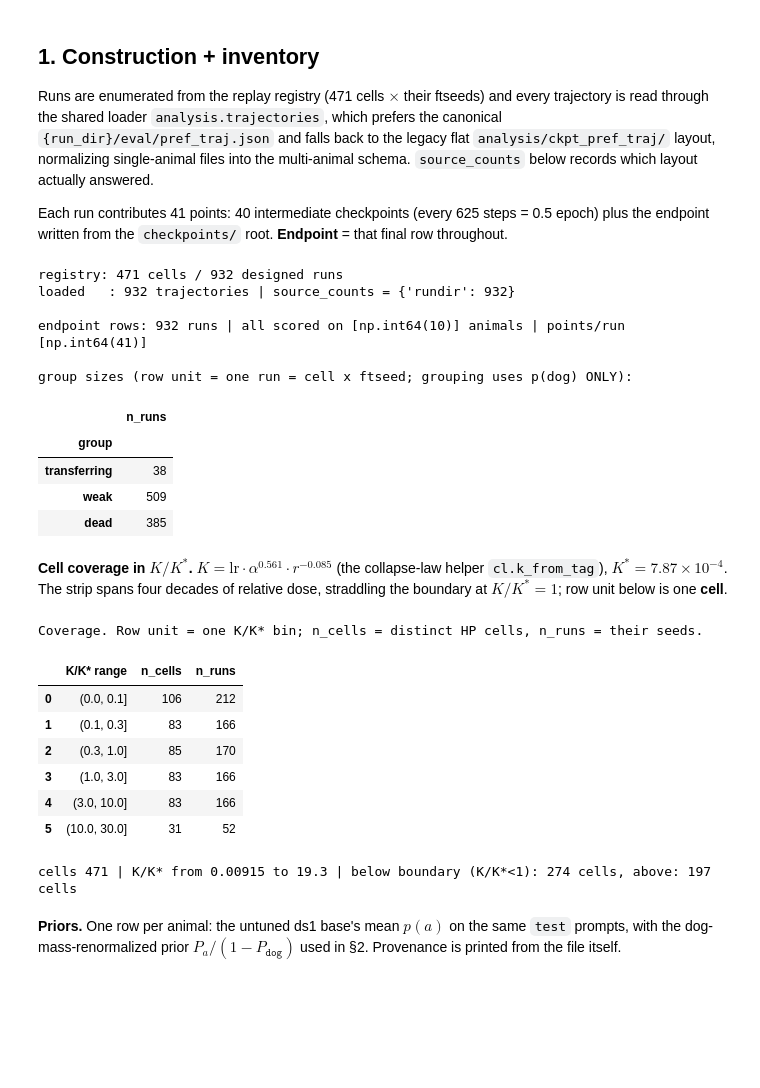
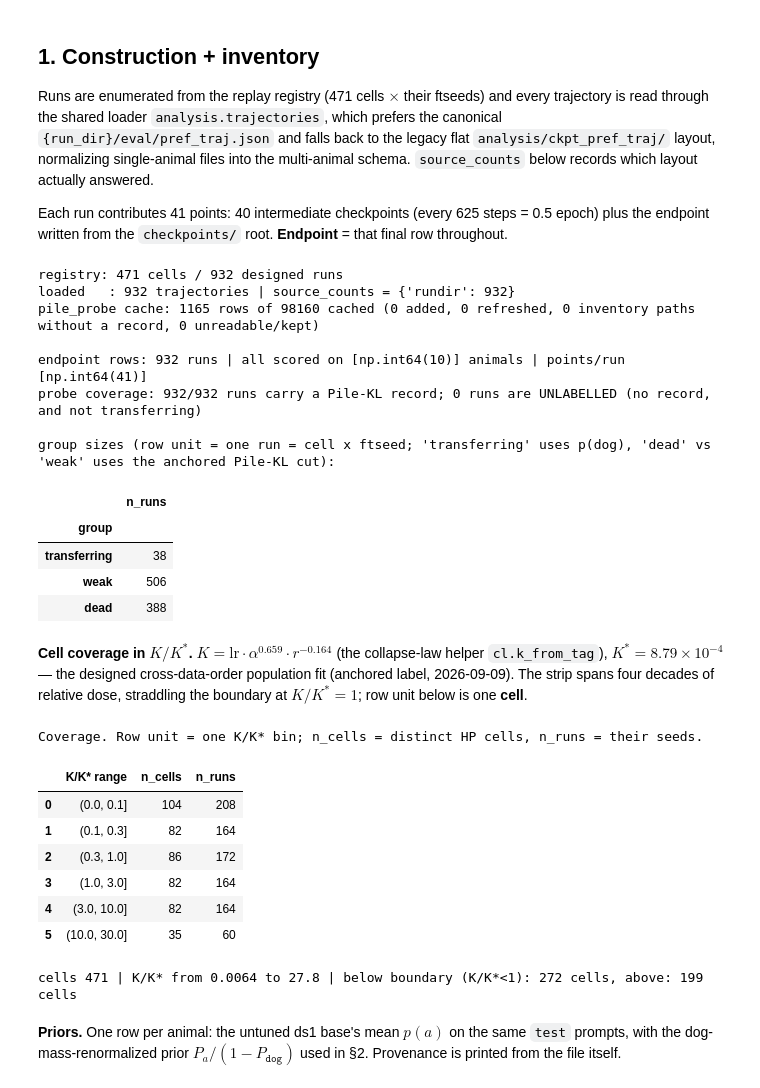
Before and after one commit to AnandVishesh1301/EleutherAI_subliminal_learning, a Jupyter notebook: notebooks/trait_specificity.ipynb, the cells around one changed output. Saved outputs shown, nothing was run; the diff lists cells and outputs as text; code cells hidden in the pictures; blank space fills up the shorter version.

```diff
--- a/notebooks/trait_specificity.ipynb
+++ b/notebooks/trait_specificity.ipynb
@@ -54,7 +54,9 @@ set_plot_style(dpi=115, hide_spines=True)
 ROOT, OUTPUT_ROOT = bootstrap()
 
 TARGET = "dog"                       # the teacher's trait
-KSTAR = cl.KSTAR_POOLED              # canonical pooled anchor, 7.87e-4
+KSTAR = cl.KSTAR_CALIBRATED   # 160m reference anchor: designed cross-data-order population
+                              # fit (504 cells x 2 student seeds, anchored label, 2026-09-09).
+                              # The band manifest's cells were PLACED in an earlier coordinate.
 TRANSFER_CUT = 0.10                  # p(dog) above which a run is called 'transferring'
 
 STUDENT_BASE = "pythia-160m-data-seed1"          # the receiving init -- what the dead cut keys on
@@ -93,7 +95,8 @@ Each run contributes 41 points: 40 intermediate checkpoints (every 625 steps = 0
 the endpoint written from the `checkpoints/` root. **Endpoint** = that final row throughout.
 # %%
 registry = json.loads(REGISTRY.read_text())
-trajs = atraj.load_lineage(registry, LINEAGE, "pref", analysis_dir=OUTPUT_ROOT / "analysis")
+trajs = atraj.load_lineage(registry, LINEAGE, "pref", analysis_dir=OUTPUT_ROOT / "analysis",
+                           cache_root=OUTPUT_ROOT)   # run-dir records served from the shared cache
 n_designed = sum(len(v) for v in registry["cells"].values())
 print(f"registry: {len(registry['cells'])} cells / {n_designed} designed runs")
 print(f"loaded   : {len(trajs)} trajectories | source_counts = {atraj.source_counts(trajs)}")
@@ -122,39 +125,42 @@ runs["dead"] = labels.label_dead_kl(runs, DEAD_CUT, kl_col="kl")
 
 # Fate groups: `transferring` is still the DOG outcome alone (unchanged cut), but `dead` vs
 # `weak` is now decided by INTEGRITY (anchored Pile-KL), not by the dog trait falling below
 # prior/e^3. A run with no probe record has no fate -- NaN, not "weak".
 def _group(r) -> object:
     if r[TARGET] > TRANSFER_CUT:
         return "transferring"
     if r["dead"] is True:
         return "dead"
     return "weak" if r["dead"] is False else np.nan
 
 runs["group"] = runs.apply(_group, axis=1)
 GROUPS = ["transferring", "weak", "dead"]
 
 print(f"\nendpoint rows: {len(runs)} runs | all scored on {sorted(runs.animals.unique())} animals "
       f"| points/run {sorted(runs.n_points.unique())}")
 print(f"probe coverage: {int(runs.kl.notna().sum())}/{len(runs)} runs carry a Pile-KL record; "
       f"{int(runs.group.isna().sum())} runs are UNLABELLED (no record, and not transferring)")
 print("\ngroup sizes (row unit = one run = cell x ftseed; 'transferring' uses p(dog), "
       "'dead' vs 'weak' uses the anchored Pile-KL cut):")
 display(runs.group.value_counts().reindex(GROUPS).rename("n_runs").to_frame())
 # %% [output]
 registry: 471 cells / 932 designed runs
 loaded   : 932 trajectories | source_counts = {'rundir': 932}
+pile_probe cache: 1165 rows of 98160 cached (0 added, 0 refreshed, 0 inventory paths without a record, 0 unreadable/kept)
 
 endpoint rows: 932 runs | all scored on [np.int64(10)] animals | points/run [np.int64(41)]
+probe coverage: 932/932 runs carry a Pile-KL record; 0 runs are UNLABELLED (no record, and not transferring)
 
-group sizes (row unit = one run = cell x ftseed; grouping uses p(dog) ONLY):
+group sizes (row unit = one run = cell x ftseed; 'transferring' uses p(dog), 'dead' vs 'weak' uses the anchored Pile-KL cut):
 |  | n_runs |
 | group |  |
 | transferring | 38 |
-| weak | 509 |
-| dead | 385 |
+| weak | 506 |
+| dead | 388 |
 # %% [markdown]
-**Cell coverage in $K/K^\ast$.** $K=\mathrm{lr}\cdot\alpha^{0.561}\cdot r^{-0.085}$ (the
-collapse-law helper `cl.k_from_tag`), $K^\ast=7.87\times10^{-4}$. The strip spans four decades of
+**Cell coverage in $K/K^\ast$.** $K=\mathrm{lr}\cdot\alpha^{0.659}\cdot r^{-0.164}$ (the
+collapse-law helper `cl.k_from_tag`), $K^\ast=8.79\times10^{-4}$ — the designed
+cross-data-order population fit (anchored label, 2026-09-09). The strip spans four decades of
 relative dose, straddling the boundary at $K/K^\ast=1$; row unit below is one **cell**.
 # %%
 cells_k = (runs.groupby("tag").agg(K_rel=("K_rel", "first"), n_runs=("seed", "size"))
@@ -172,13 +178,13 @@ print(f"cells {len(cells_k)} | K/K* from {cells_k.K_rel.min():.3g} to {cells_k.K
 # %% [output]
 Coverage. Row unit = one K/K* bin; n_cells = distinct HP cells, n_runs = their seeds.
 |  | K/K* range | n_cells | n_runs |
-| 0 | (0.0, 0.1] | 106 | 212 |
-| 1 | (0.1, 0.3] | 83 | 166 |
-| 2 | (0.3, 1.0] | 85 | 170 |
-| 3 | (1.0, 3.0] | 83 | 166 |
-| 4 | (3.0, 10.0] | 83 | 166 |
-| 5 | (10.0, 30.0] | 31 | 52 |
+| 0 | (0.0, 0.1] | 104 | 208 |
+| 1 | (0.1, 0.3] | 82 | 164 |
+| 2 | (0.3, 1.0] | 86 | 172 |
+| 3 | (1.0, 3.0] | 82 | 164 |
+| 4 | (3.0, 10.0] | 82 | 164 |
+| 5 | (10.0, 30.0] | 35 | 60 |
-cells 471 | K/K* from 0.00915 to 19.3 | below boundary (K/K*<1): 274 cells, above: 197 cells
+cells 471 | K/K* from 0.0064 to 27.8 | below boundary (K/K*<1): 272 cells, above: 199 cells
 # %% [markdown]
 **Priors.** One row per animal: the untuned ds1 base's mean $p(a)$ on the same `test` prompts,
 with the dog-mass-renormalized prior $P_a/(1-P_{\texttt{dog}})$ used in §2. Provenance is printed
```
Also changed, not shown: parts of 10 cells of this notebook, 16 other files.
